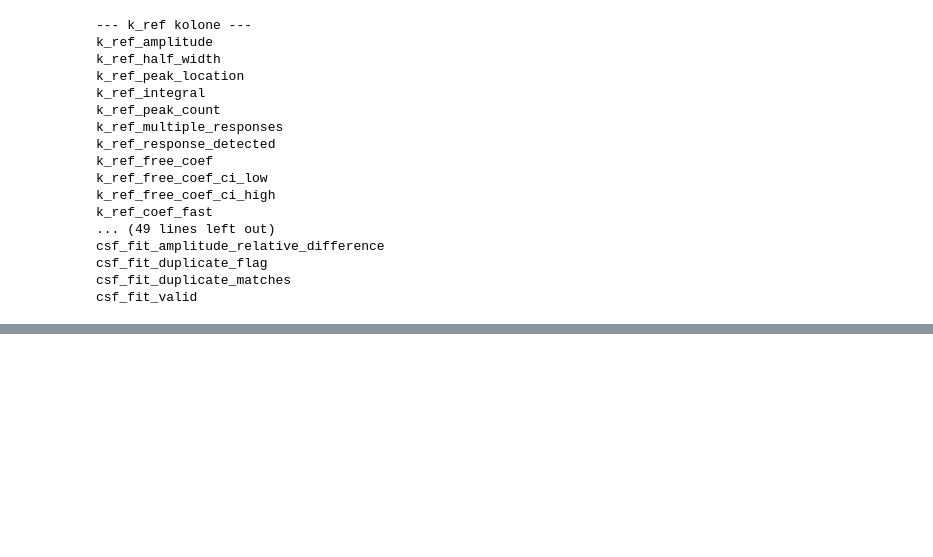
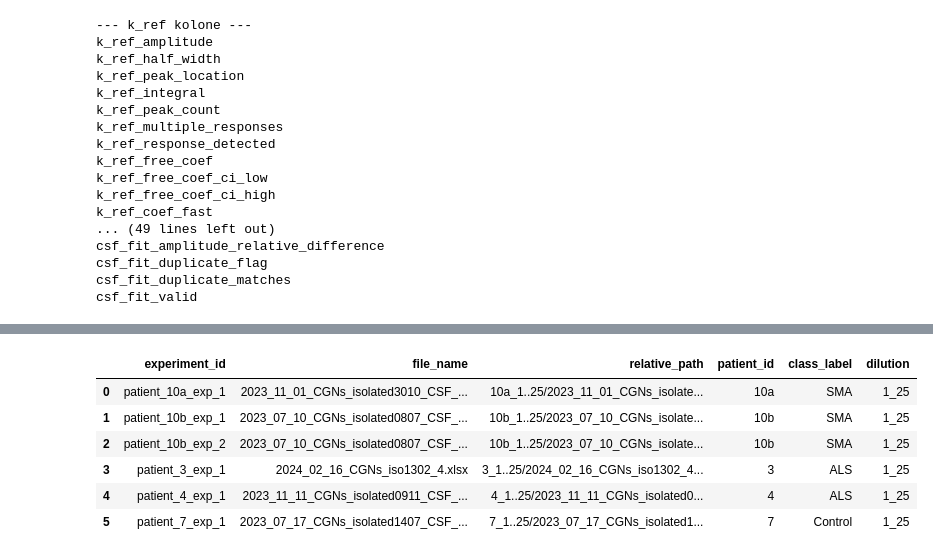
Before and after one commit to peraj-17/MasterProjekatPetarJ, a Jupyter notebook: notebooks/01_extract_features.ipynb, the cells around one changed output, grey strips where cells are left out. Cells and saved outputs as stored; diff of their text form; code cells hidden in the pictures; blank space fills up the shorter version.

```diff
--- a/notebooks/01_extract_features.ipynb
+++ b/notebooks/01_extract_features.ipynb
@@ -1483,0 +1801,15 @@ csf_fit_valid
+# %%
+experiment_manifest = build_experiment_manifest(
+    xlsx_files=xlsx_files,
+    root_dir=UNPACKED_DIR,
+)
+
+experiment_manifest
+# %% [output]
+|  | experiment_id | file_name | relative_path | patient_id | class_label | dilution |
+| 0 | patient_10a_exp_1 | 2023_11_01_CGNs_isolated3010_CSF_... | 10a_1..25/2023_11_01_CGNs_isolate... | 10a | SMA | 1_25 |
+| 1 | patient_10b_exp_1 | 2023_07_10_CGNs_isolated0807_CSF_... | 10b_1..25/2023_07_10_CGNs_isolate... | 10b | SMA | 1_25 |
+| 2 | patient_10b_exp_2 | 2023_07_10_CGNs_isolated0807_CSF_... | 10b_1..25/2023_07_10_CGNs_isolate... | 10b | SMA | 1_25 |
+| 3 | patient_3_exp_1 | 2024_02_16_CGNs_iso1302_4.xlsx | 3_1..25/2024_02_16_CGNs_iso1302_4... | 3 | ALS | 1_25 |
+| 4 | patient_4_exp_1 | 2023_11_11_CGNs_isolated0911_CSF_... | 4_1..25/2023_11_11_CGNs_isolated0... | 4 | ALS | 1_25 |
+| 5 | patient_7_exp_1 | 2023_07_17_CGNs_isolated1407_CSF_... | 7_1..25/2023_07_17_CGNs_isolated1... | 7 | Control | 1_25 |
```
Also changed, not shown: parts of 61 cells of this notebook, 11 other files.
